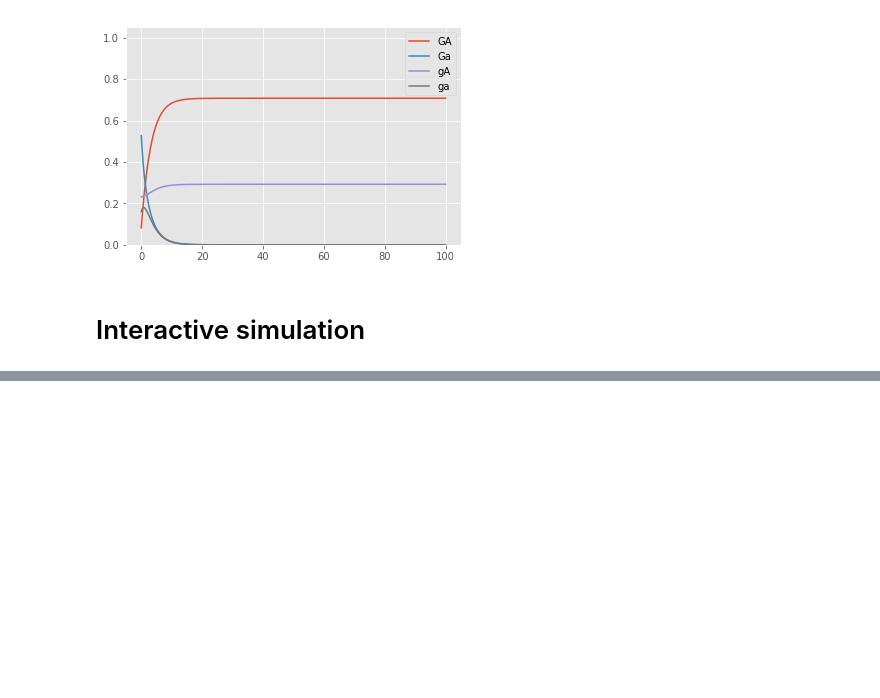
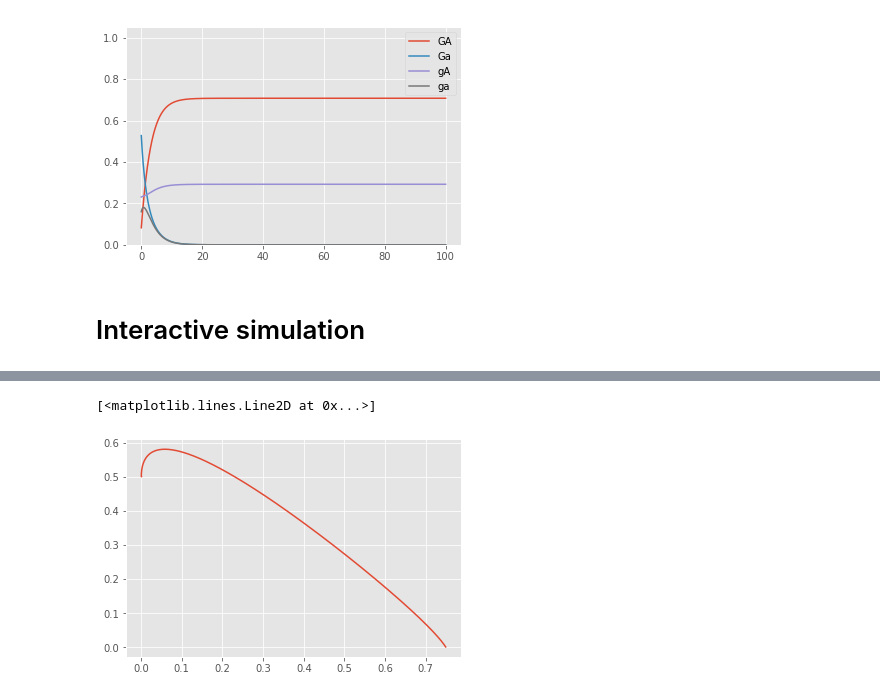
Before and after one commit to davidrpugh/evolution-of-social-behavior, a Jupyter notebook: simulating-generalized-sexual-selection.ipynb, the cells around one changed output, grey strips where cells are left out. Cells and saved outputs as stored; diff of their text form; code cells hidden in the pictures; blank space fills up the shorter version.

```diff
--- a/simulating-generalized-sexual-selection.ipynb
+++ b/simulating-generalized-sexual-selection.ipynb
@@ -117,3 +121,8 @@ interactive(children=(FloatSlider(value=0.25, description='$x_1$', max=1.0, read
 # %%
 # can get access to the solution!
 (solution, optimize_result) = w.result
+# %%
+plt.plot(solution.y[0], solution.y[1])
+# %% [output]
+[<matplotlib.lines.Line2D at 0x...>]
+[figure, added]
```
Also changed, not shown: parts of 4 cells of this notebook, 23 other files.
